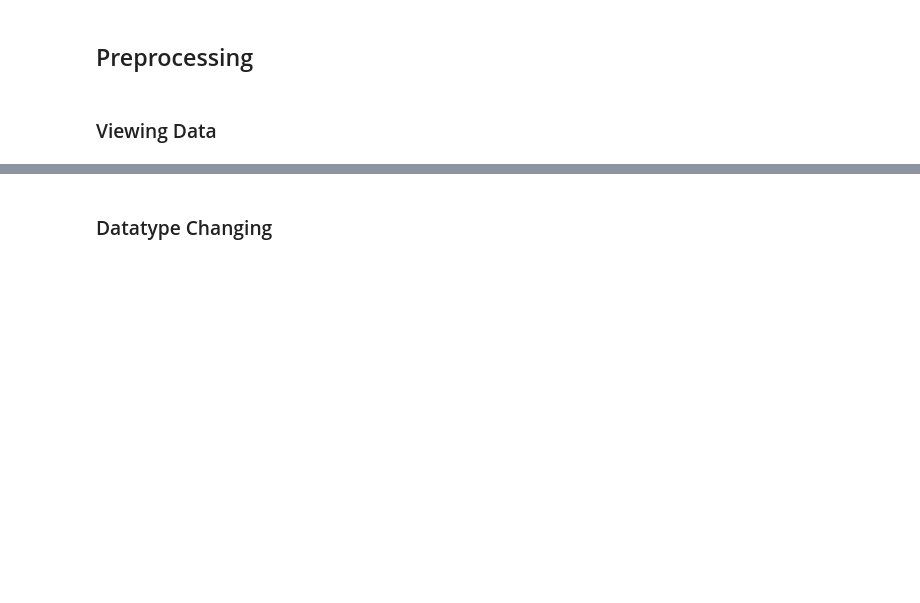
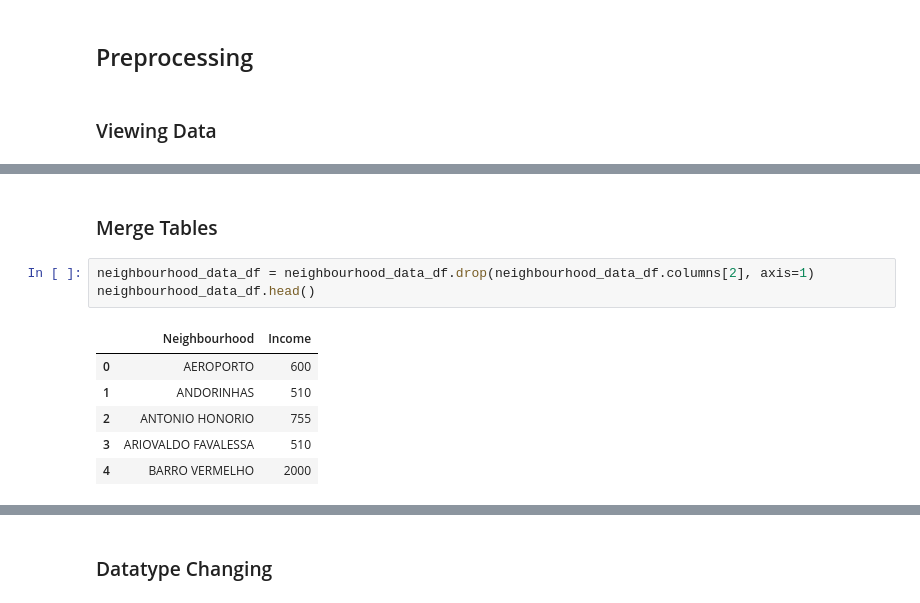
Before and after one commit to britnijgrimm/group2-project, a Jupyter notebook: Project_ML.ipynb, the cells around one changed output, grey strips where cells are left out. Drawn from its saved outputs; the diff is of its cells as text; blank space fills up the shorter version.

```diff
--- a/Project_ML.ipynb
+++ b/Project_ML.ipynb
@@ -60,0 +74,12 @@ dtype: object
+# %% [markdown]
+### Merge Tables
+# %%
+neighbourhood_data_df = neighbourhood_data_df.drop(neighbourhood_data_df.columns[2], axis=1)
+neighbourhood_data_df.head()
+# %% [output]
+|  | Neighbourhood | Income |
+| 0 | AEROPORTO | 600 |
+| 1 | ANDORINHAS | 510 |
+| 2 | ANTONIO HONORIO | 755 |
+| 3 | ARIOVALDO FAVALESSA | 510 |
+| 4 | BARRO VERMELHO | 2000 |
```
Also changed, not shown: parts of 24 cells of this notebook.
